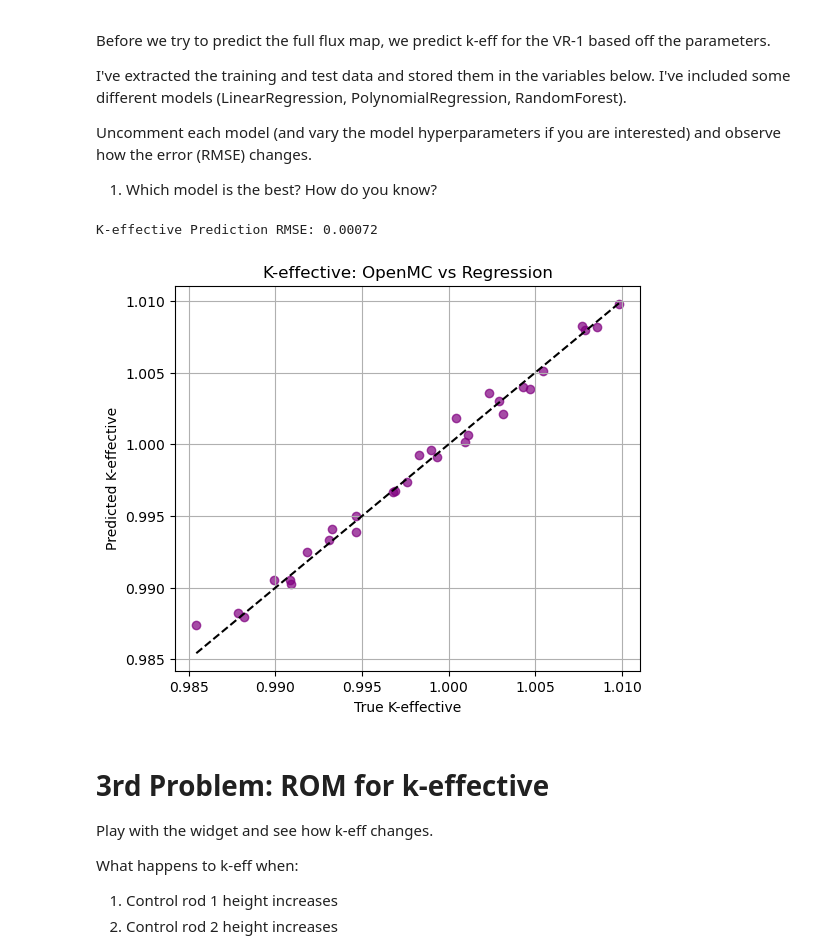
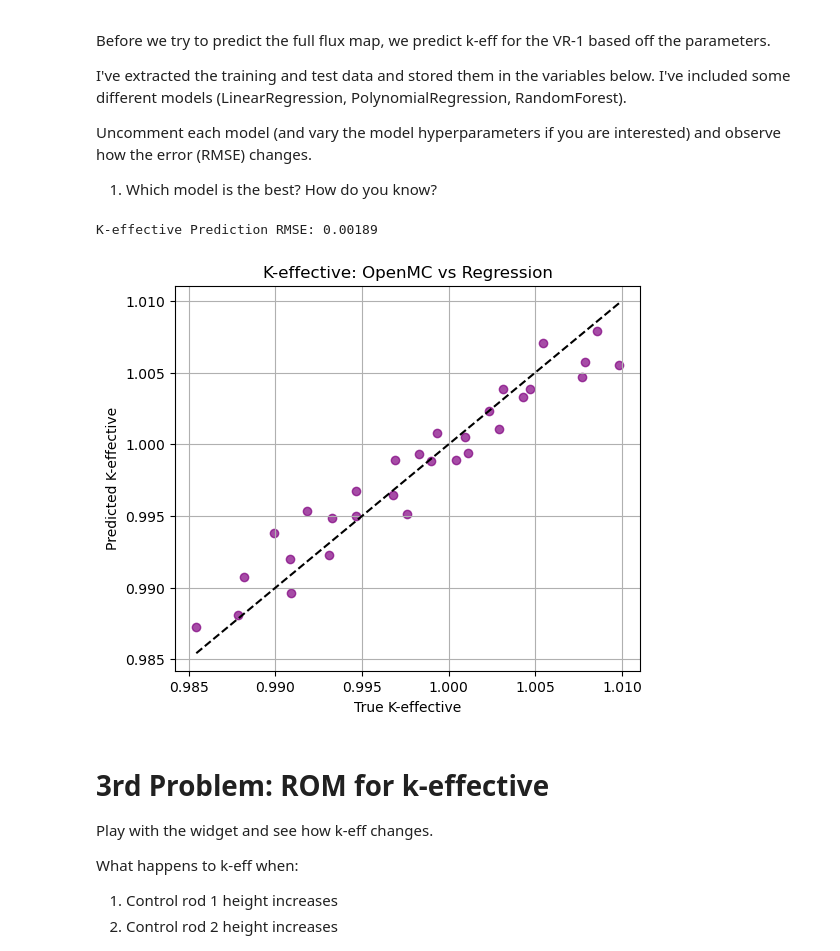
Before and after one commit to ondrejch/VR1-openmc, a Jupyter notebook: digital_twin_files/dt_lab.ipynb, the cells around one changed output. Drawn from its saved outputs; the diff is of its cells as text; code cells hidden in the pictures.

```diff
--- a/digital_twin_files/dt_lab.ipynb
+++ b/digital_twin_files/dt_lab.ipynb
@@ -229,37 +234,37 @@ Change which regression model you use here to see how it affects the prediction
 
 # Train a NON-LINEAR Surrogate for k-effective instead
 # A degree-3 polynomial allows for the classic S-Curve of rod worth
-keff_model = make_pipeline(PolynomialFeatures(degree=3), LinearRegression())
+# keff_model = make_pipeline(PolynomialFeatures(degree=3), LinearRegression())
 
 # (Alternatively, try a Random Forest here too)
-# keff_model = ensemble.RandomForestRegressor(n_estimators=100, random_state=42)
+keff_model = ensemble.RandomForestRegressor(n_estimators=100, random_state=42)
 
 
 
 
 
 
 keff_model.fit(X_train, y_train_keff)
 
 
 # Evaluate the prediction error
 predictions = keff_model.predict(X_test)
 rmse = np.sqrt(mean_squared_error(y_test_keff, predictions))
 print(f"K-effective Prediction RMSE: {rmse:.5f}")
 
 # Optional: Plot the correlation
 plt.figure(figsize=(6, 5))
 plt.scatter(y_test_keff, predictions, alpha=0.7, color='purple')
 plt.plot([y_test_keff.min(), y_test_keff.max()],
          [y_test_keff.min(), y_test_keff.max()], 'k--')
 plt.title('K-effective: OpenMC vs Regression')
 plt.xlabel('True K-effective')
 plt.ylabel('Predicted K-effective')
 plt.grid(True)
 plt.show()
 # %% [output]
-K-effective Prediction RMSE: 0.00072
+K-effective Prediction RMSE: 0.00189
-[figure, old version]
+[figure, new version]
 # %% [markdown]
 # 3rd Problem: ROM for k-effective
 
```
Also changed, not shown: parts of 8 cells of this notebook, 8 other files.
